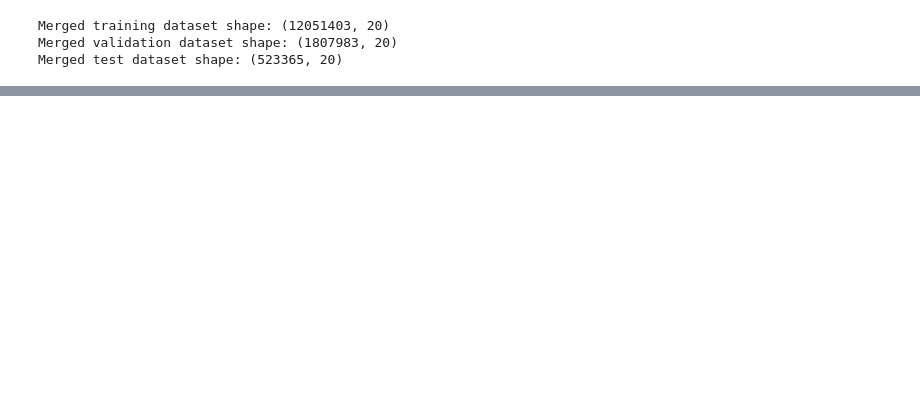
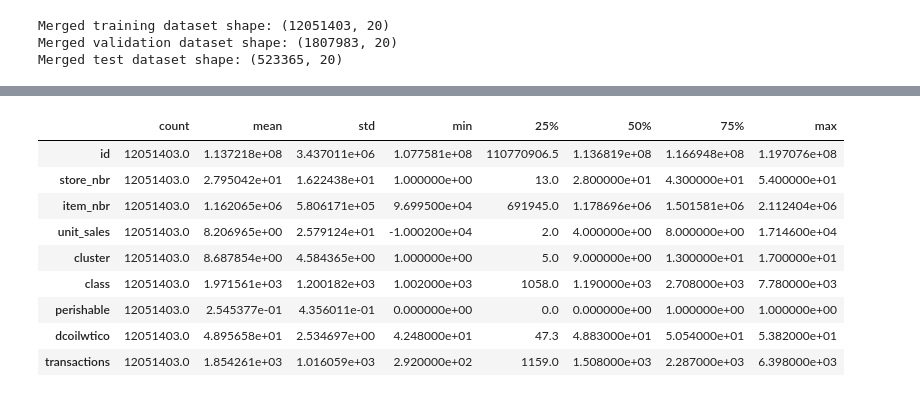
Before and after one commit to AshinDevUA/GNN, a Jupyter notebook: GNN_code_grocery_sales_forecasting_(1).ipynb, the cells around one changed output, grey strips where cells are left out. Saved outputs shown, nothing was run; the diff lists cells and outputs as text; code cells hidden in the pictures; blank space fills up the shorter version.

```diff
--- a/GNN_code_grocery_sales_forecasting_(1).ipynb
+++ b/GNN_code_grocery_sales_forecasting_(1).ipynb
@@ -548,0 +374,5 @@ NWRMSLE: 0.9880118808470838
+# %%
+# Read the datasets back from Google Drive
+TrainSetData = pd.read_csv('/content/drive/MyDrive/project/train_merged.csv', low_memory=False)
+ValidationSetData = pd.read_csv('/content/drive/MyDrive/project/validation_merged.csv', low_memory=False)
+TestSetData = pd.read_csv('/content/drive/MyDrive/project/test_merged.csv', low_memory=False)
@@ -548,0 +523,13 @@ NWRMSLE: 0.9880118808470838
+# %%
+TrainSetData.describe().T
+# %% [output]
+|  | count | mean | std | min | 25% | 50% | 75% | max |
+| id | 12051403.0 | 1.137218e+08 | 3.437011e+06 | 1.077581e+08 | 110770906.5 | 1.136819e+08 | 1.166948e+08 | 1.197076e+08 |
+| store_nbr | 12051403.0 | 2.795042e+01 | 1.622438e+01 | 1.000000e+00 | 13.0 | 2.800000e+01 | 4.300000e+01 | 5.400000e+01 |
+| item_nbr | 12051403.0 | 1.162065e+06 | 5.806171e+05 | 9.699500e+04 | 691945.0 | 1.178696e+06 | 1.501581e+06 | 2.112404e+06 |
+| unit_sales | 12051403.0 | 8.206965e+00 | 2.579124e+01 | -1.000200e+04 | 2.0 | 4.000000e+00 | 8.000000e+00 | 1.714600e+04 |
+| cluster | 12051403.0 | 8.687854e+00 | 4.584365e+00 | 1.000000e+00 | 5.0 | 9.000000e+00 | 1.300000e+01 | 1.700000e+01 |
+| class | 12051403.0 | 1.971561e+03 | 1.200182e+03 | 1.002000e+03 | 1058.0 | 1.190000e+03 | 2.708000e+03 | 7.780000e+03 |
+| perishable | 12051403.0 | 2.545377e-01 | 4.356011e-01 | 0.000000e+00 | 0.0 | 0.000000e+00 | 1.000000e+00 | 1.000000e+00 |
+| dcoilwtico | 12051403.0 | 4.895658e+01 | 2.534697e+00 | 4.248000e+01 | 47.3 | 4.883000e+01 | 5.054000e+01 | 5.382000e+01 |
+| transactions | 12051403.0 | 1.854261e+03 | 1.016059e+03 | 2.920000e+02 | 1159.0 | 1.508000e+03 | 2.287000e+03 | 6.398000e+03 |
```
Also changed, not shown: parts of 115 cells of this notebook.
